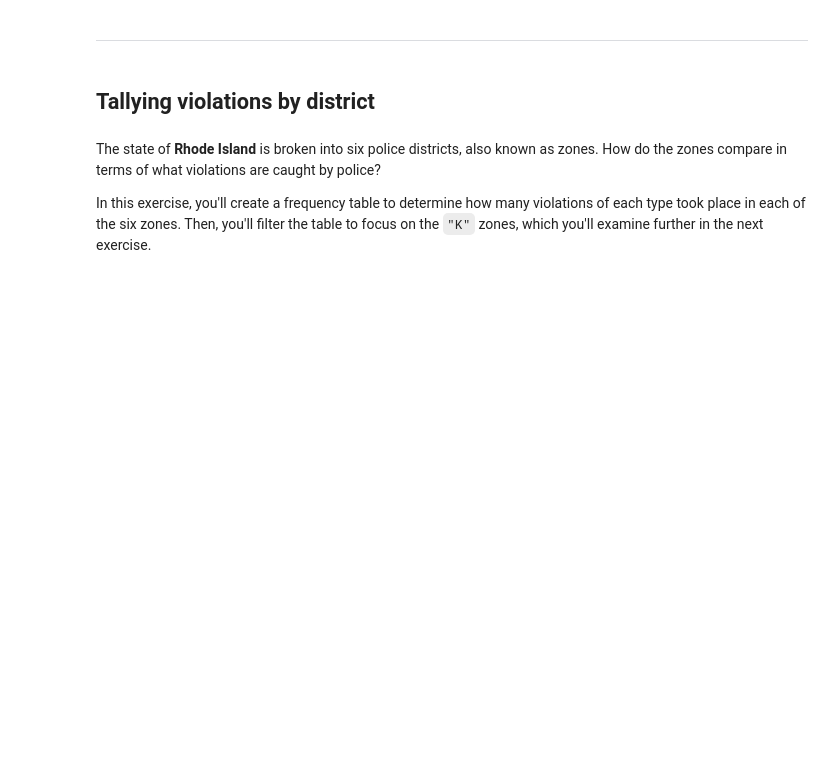
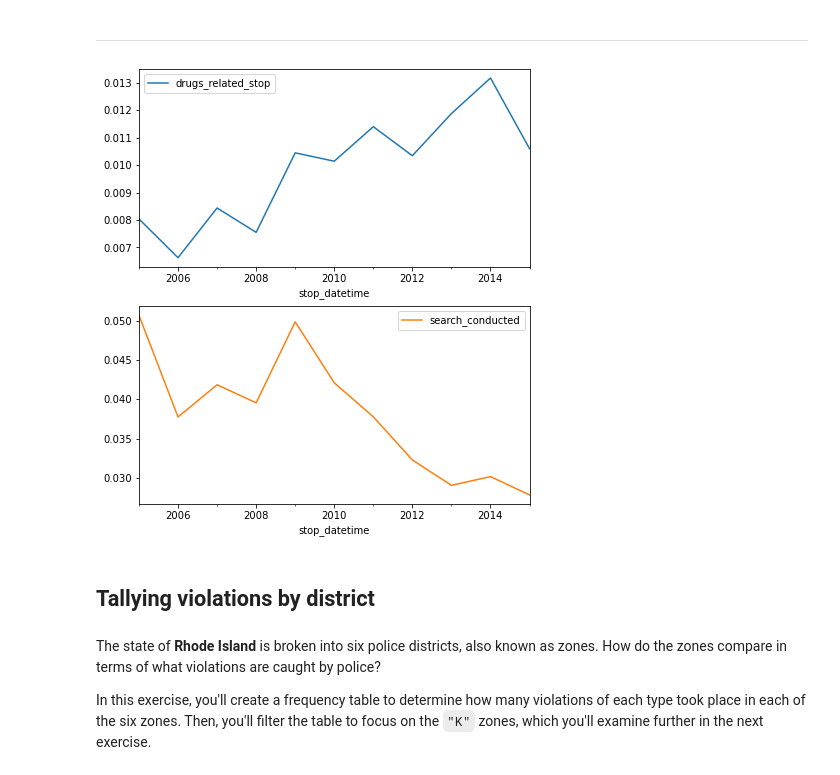
Before and after one commit to idenw/Statistics-Data-Analysis-with-Python-Data-Visualization-with-Python, a Jupyter notebook: 01-EU_DS_DAPy_M1-(TrafficPoliceStops)/03-visual-exploratory-data-analysis(Student).ipynb, the cells around one changed output. Drawn from its saved outputs; the diff is of its cells as text; code cells hidden in the pictures; blank space fills up the shorter version.

```diff
--- a/01-EU_DS_DAPy_M1-(TrafficPoliceStops)/03-visual-exploratory-data-analysis(Student).ipynb
+++ b/01-EU_DS_DAPy_M1-(TrafficPoliceStops)/03-visual-exploratory-data-analysis(Student).ipynb
@@ -73,0 +304,2 @@ You can test this hypothesis by calculating the annual search rate, and then plo
+# %%
+ri["search_conducted"]=ri.search_conducted.astype("bool")
@@ -73,0 +322,2 @@ You can test this hypothesis by calculating the annual search rate, and then plo
+# %%
+annual_search_rate=ri.search_conducted.resample("A").mean()
@@ -73,0 +340,2 @@ You can test this hypothesis by calculating the annual search rate, and then plo
+# %%
+annuel=pd.concat([annual_drug_rate,annual_search_rate],axis="columns")
@@ -74,5 +358,11 @@ You can test this hypothesis by calculating the annual search rate, and then plo
 # %% [markdown]
 ***
+# %%
+f,ax=plt.subplots(figsize=(7,8))
+ax=annuel.plot(subplots=True,ax=ax)
+plt.show()
+# %% [output]
+[figure, added]
 # %% [markdown]
 ## Tallying violations by district
 # %% [markdown]
```
Also changed, not shown: parts of 49 cells of this notebook, 1 other file.
